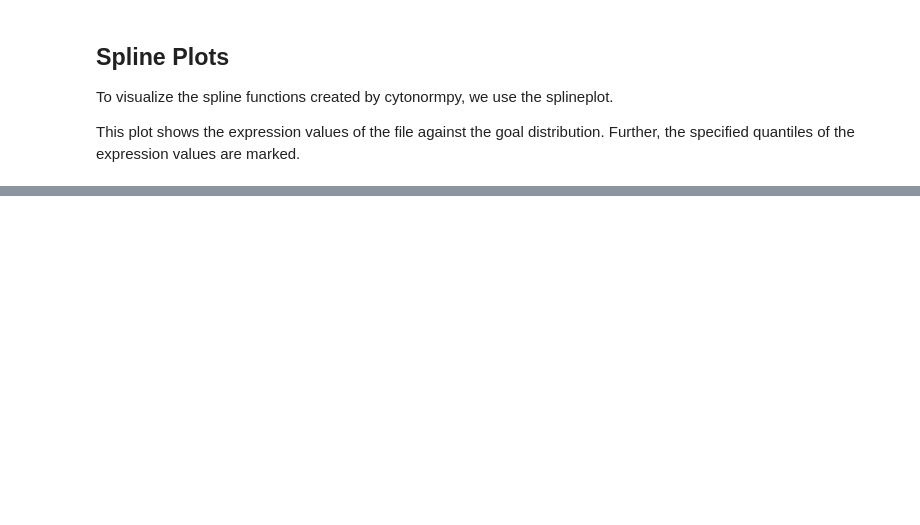
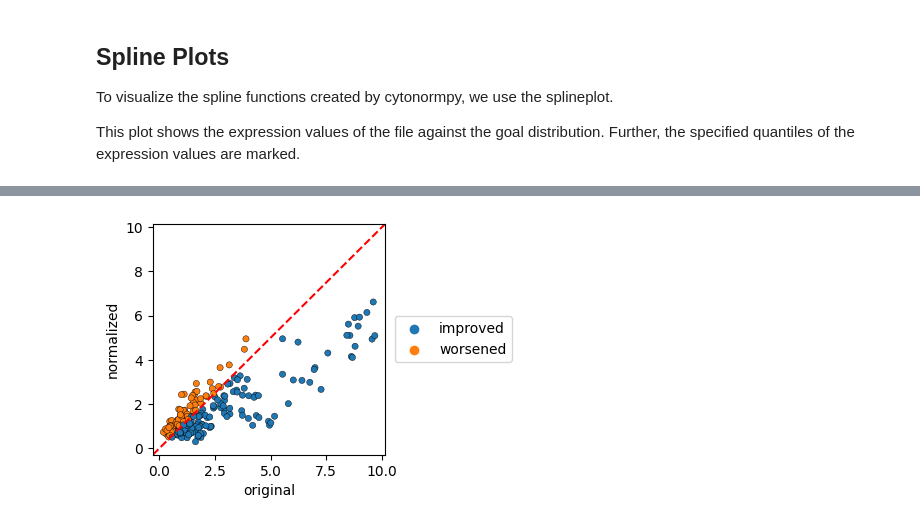
Before and after one commit to TarikExner/CytoNormPy, a Jupyter notebook: cytonormpy/vignettes/cytonormpy_plotting.ipynb, the cells around one changed output, grey strips where cells are left out. Cells and saved outputs as stored; diff of their text form; code cells hidden in the pictures; blank space fills up the shorter version.

```diff
--- a/cytonormpy/vignettes/cytonormpy_plotting.ipynb
+++ b/cytonormpy/vignettes/cytonormpy_plotting.ipynb
@@ -81,0 +88,4 @@ cnpl.splineplot(file_name = files[3],
+# %%
+cnpl.emd(colorby = "improvement", figsize = (3,3), s = 20, edgecolor = "black", linewidth = 0.3)
+# %% [output]
+[figure, added]
```
Also changed, not shown: parts of 16 cells of this notebook, 14 other files.
